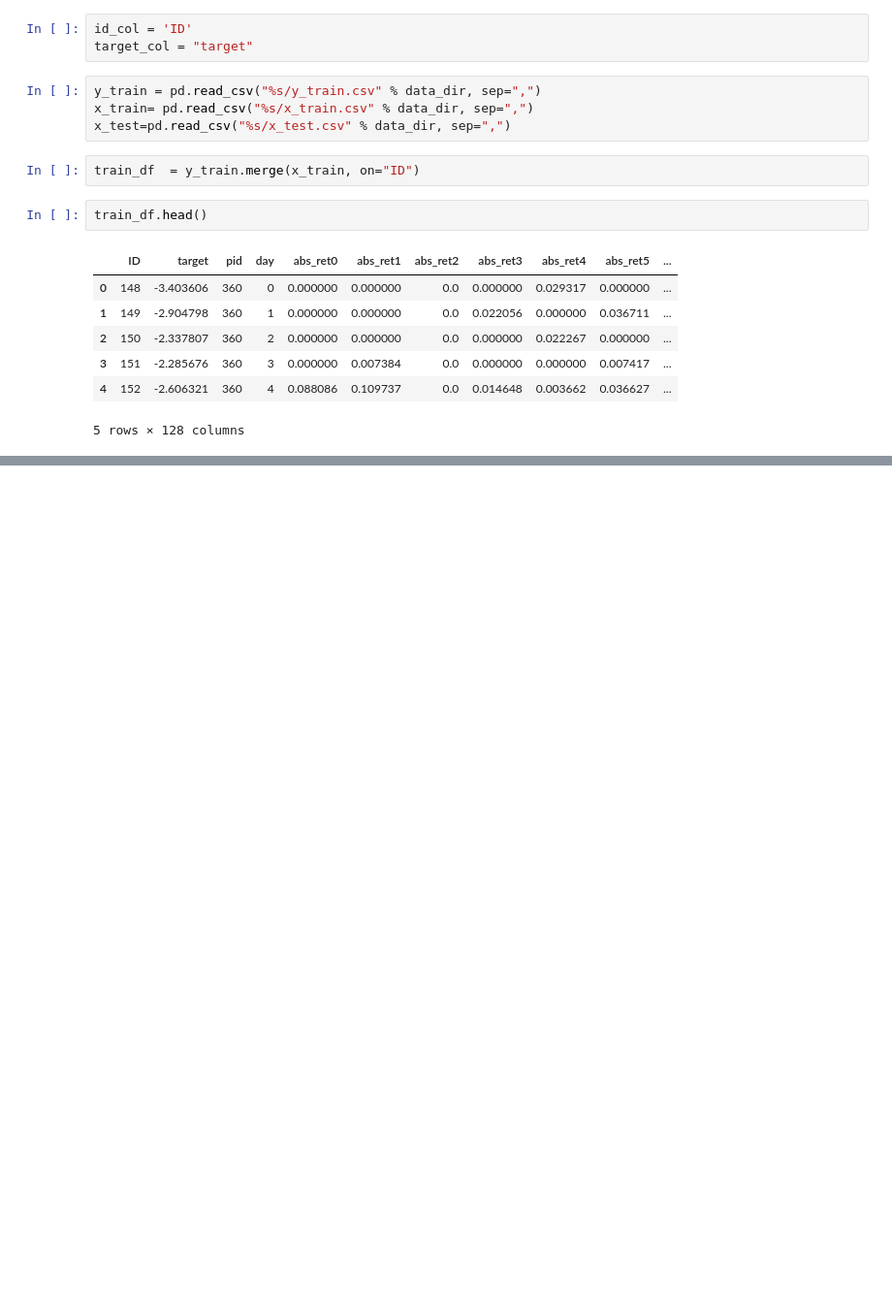
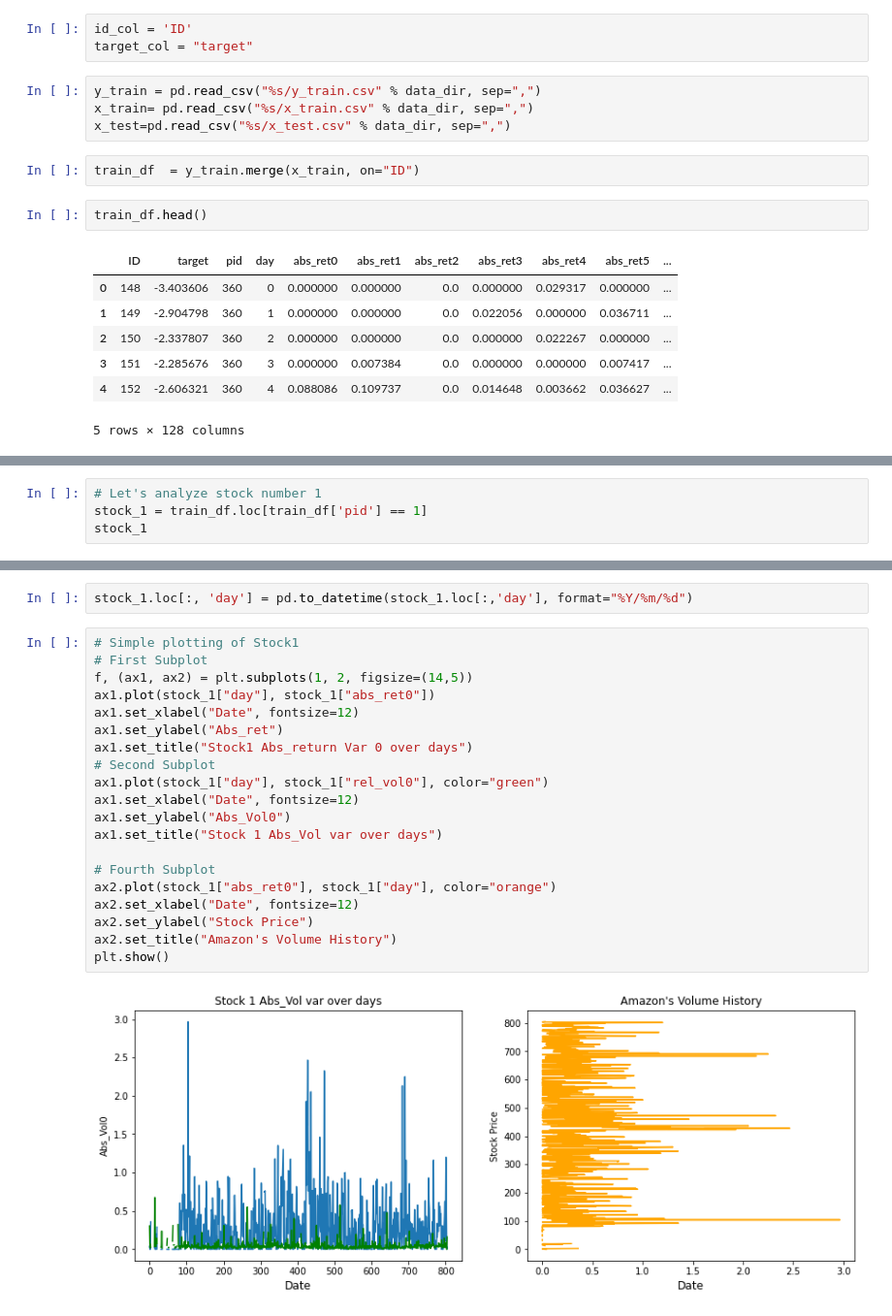
Before and after one commit to 13w13/U4_Prediction_stock_auction_volumes, a Jupyter notebook: notebook/model.ipynb, the cells around one changed output, grey strips where cells are left out. Shown: that part at 97% size. Cells and saved outputs as stored; diff of their text form; blank space fills up the shorter version.

```diff
--- a/notebook/model.ipynb
+++ b/notebook/model.ipynb
@@ -33,0 +71,4 @@ train_df.head()
+# %%
+# Let's analyze stock number 1
+stock_1 = train_df.loc[train_df['pid'] == 1]
+stock_1
@@ -33,0 +97,24 @@ train_df.head()
+# %%
+stock_1.loc[:, 'day'] = pd.to_datetime(stock_1.loc[:,'day'], format="%Y/%m/%d")
+# %%
+# Simple plotting of Stock1
+# First Subplot
+f, (ax1, ax2) = plt.subplots(1, 2, figsize=(14,5))
+ax1.plot(stock_1["day"], stock_1["abs_ret0"])
+ax1.set_xlabel("Date", fontsize=12)
+ax1.set_ylabel("Abs_ret")
+ax1.set_title("Stock1 Abs_return Var 0 over days")
+# Second Subplot
+ax1.plot(stock_1["day"], stock_1["rel_vol0"], color="green")
+ax1.set_xlabel("Date", fontsize=12)
+ax1.set_ylabel("Abs_Vol0")
+ax1.set_title("Stock 1 Abs_Vol var over days")
+
+# Fourth Subplot
+ax2.plot(stock_1["abs_ret0"], stock_1["day"], color="orange")
+ax2.set_xlabel("Date", fontsize=12)
+ax2.set_ylabel("Stock Price")
+ax2.set_title("Amazon's Volume History")
+plt.show()
+# %% [output]
+[figure, added]
```
Also changed, not shown: parts of 6 cells of this notebook.
